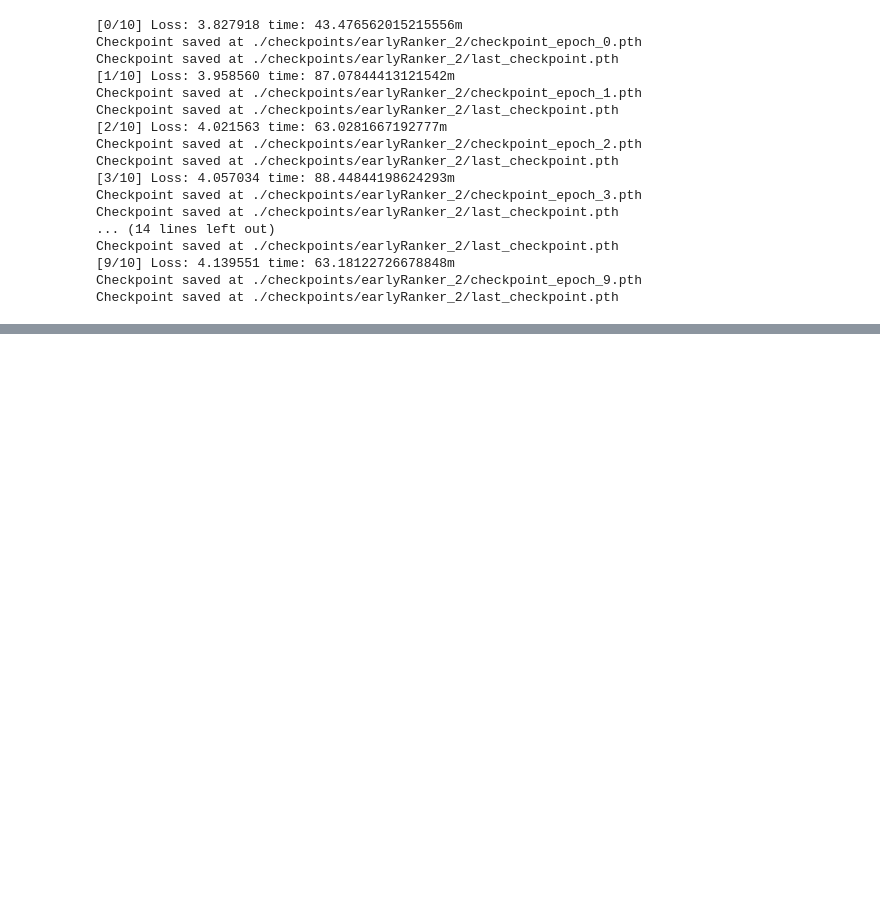
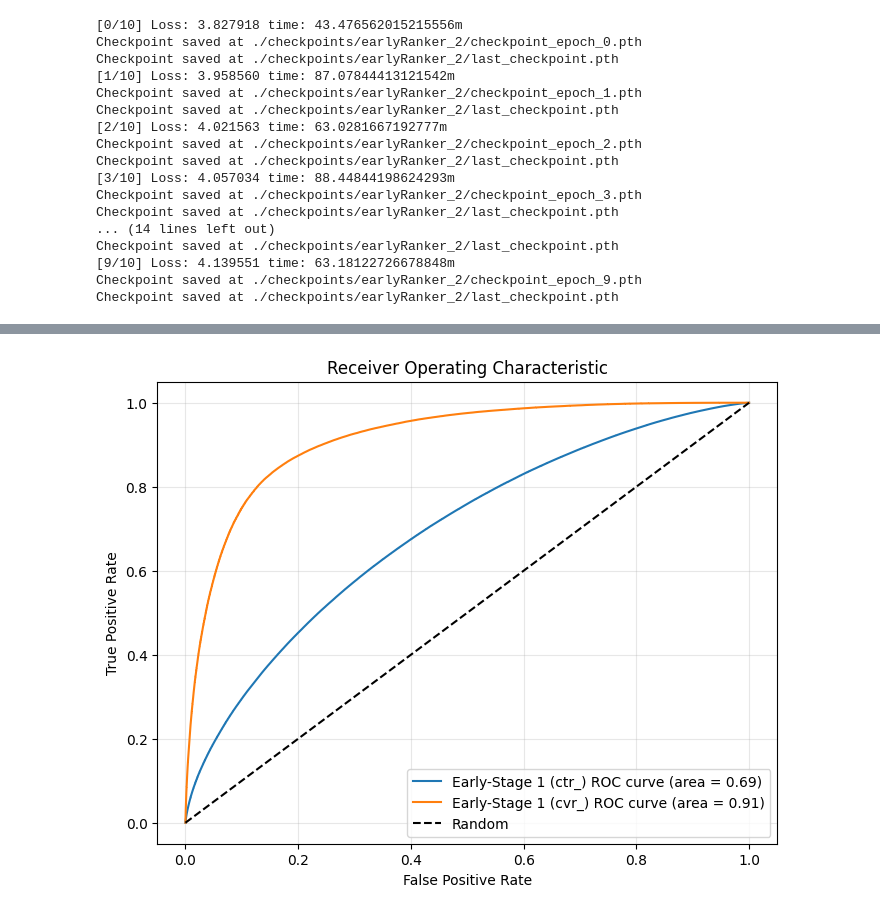
Before and after one commit to paataugrekhelidze/Recsys, a Jupyter notebook: ranking/ads_Moe/demo.ipynb, the cells around one changed output, grey strips where cells are left out. Cells and saved outputs as stored; diff of their text form; code cells hidden in the pictures; blank space fills up the shorter version.

```diff
--- a/ranking/ads_Moe/demo.ipynb
+++ b/ranking/ads_Moe/demo.ipynb
@@ -1285,28 +1308,33 @@ print(f"  Final ranker total cost (golden): {total_final_cost:.2f}")
 # %%
 # Calculate ROC-AUC and NE
 from sklearn.metrics import roc_curve, auc
 import matplotlib.pyplot as plt
+import torch
 
 plt.figure(figsize=(8, 6))
-tasks = ["CTR", "CVR"]
-for t in range(len(task_dims)):
-    probs = torch.cat(predictions[t], dim=0).cpu().numpy()
-    target = torch.cat(targets[t], dim=0).cpu().numpy()
+tasks = ["ctr_", "cvr_"]
+for task in tasks:
+    # probs = torch.cat(eval_df[task+"prob"], dim=0).cpu().numpy()
+    # target = torch.cat(eval_df[task+"target"], dim=0).cpu().numpy()
+    probs = eval_df[task+"prob"]
+    target = eval_df[task+"target"]
 
     # Compute ROC curve and AUC
     fpr, tpr, thresholds = roc_curve(target, probs)
     roc_auc = auc(fpr, tpr)
 
     # Plot both curves on same figure
-    plt.plot(fpr, tpr, label=f'Early-Stage 1 ({tasks[t]}) ROC curve (area = {roc_auc:.2f})')
+    plt.plot(fpr, tpr, label=f'Early-Stage 1 ({task}) ROC curve (area = {roc_auc:.2f})')
 
 plt.plot([0, 1], [0, 1], 'k--', label='Random')
 plt.xlabel('False Positive Rate')
 plt.ylabel('True Positive Rate')
 plt.title('Receiver Operating Characteristic')
 plt.legend(loc="lower right")
 plt.grid(alpha=0.3)
 plt.show()
+# %% [output]
+[figure, added]
 # %%
 # check the calibration curve
 import matplotlib.pyplot as plt
```
Also changed, not shown: parts of 9 cells of this notebook.
